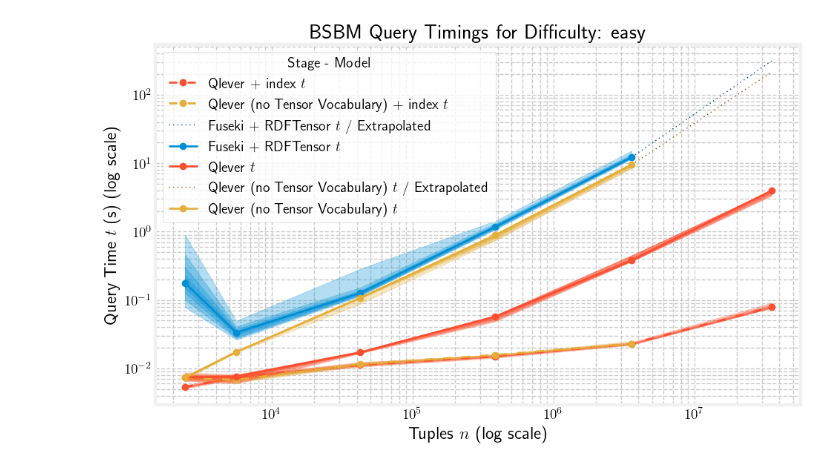
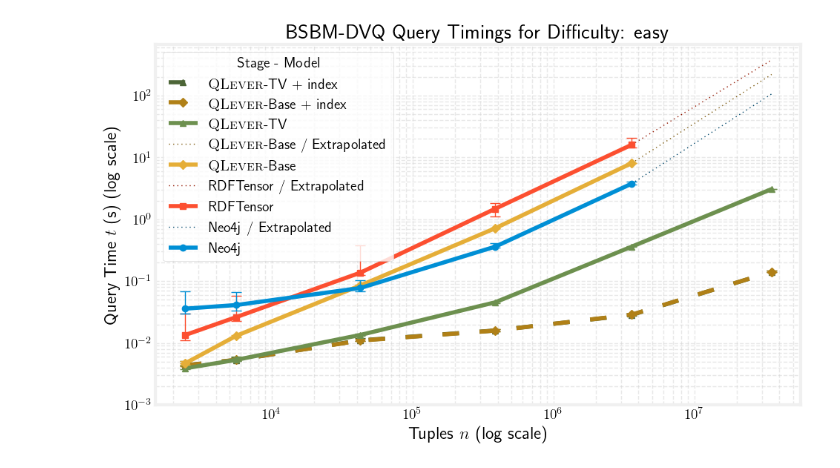
Before and after one commit to Dakantz/Dense-KG-Vector-DB, a Jupyter notebook: benchmarks/eval_timings.ipynb, the cells around one changed output. Cells and saved outputs as stored; diff of their text form; code cells hidden in the pictures.

```diff
--- a/benchmarks/eval_timings.ipynb
+++ b/benchmarks/eval_timings.ipynb
@@ -226,0 +270,10 @@ Indexing by ['Difficulty', 'Query Type', 'Engine']
+# %%
+
+sizes = speedup["size"].unique()
+estimate_size_mapping= {}
+if mode == "bsbm":
+
+    estimate_size_mapping = {
+        size: speedup[speedup["size"] == size]["estimated_size"].iloc[0] for size in sizes
+    }
+    estimate_size_mapping
@@ -237,9 +466,10 @@ groupings = timings_df.groupby(["estimated_size", "engine", "difficulty", "query
     "elapsed_time"
 ]
 quantiles = [0.05, 0.95]
-median_timings = groupings.median().reset_index()
+mean_timings = groupings.mean().reset_index()
 quantile_timings = groupings.quantile(quantiles).unstack().reset_index()
 # %%
 colors = {eng: color for eng, color in zip(engines, ["C0", "C1", "C2", "C3", "C4"])}
-colors
+symbols = {eng: symbol for eng, symbol in zip(engines, ["o", "s", "D", "^", "1"])}
+colors, symbols
 # %% [output]
@@ -273,7 +504,7 @@ import seaborn as sns
 import numpy as np
 
 plt.rc("text", usetex=True)
-plt.rc("text.latex", preamble="""\\usepackage{amsmath}""")
+plt.rc("text.latex", preamble="""\\usepackage{amsmath} \\newcommand{\\systemname}{\\textsc{QLever}}""")
 plt.style.use("fivethirtyeight")
 # set background color to white of the figure and axes
 plt.rcParams["figure.facecolor"] = "white"
@@ -303,7 +534,7 @@ def extrapolate_missing_sizes(
     fns=[
         lambda x: x**2,
         lambda x: x,
-        lambda x : np.sqrt(x),
+        lambda x: np.sqrt(x),
         lambda x: np.ones_like(x),
     ],
 ):
@@ -389,20 +620,23 @@ def plot_timings(
     pdf_steps=5,
     fit_fn=None,
 ):
-    groupings = df.groupby(["size", "engine", "difficulty", "query_type"])[
+    groupings: pd.Series = df.groupby(["size", "engine", "difficulty", "query_type"])[
         relevant_measure
     ]
     quantiles = (
-        [0.05, 0.95] if not fill_pdf else np.linspace(0, 1, 1 + pdf_steps * 2).tolist()
+        [0.05, 0.5, 0.95]
+        if not fill_pdf
+        else np.linspace(0, 1, 1 + pdf_steps * 2).tolist()
     )
     print("Quantiles", quantiles)
     mean_timings = groupings.mean().reset_index()
+    std_timings = groupings.std().reset_index()
     median_timings = groupings.median().reset_index()
     quantile_timings = groupings.quantile(quantiles).unstack().reset_index()
     possible_sizes = sorted(df["size"].unique())
     all_extended_dfs = []
     for query_type in [QUERY_TYPE.INDEX, QUERY_TYPE.EMBEDDED]:
-        for engine in mean_timings["engine"].unique():
+        for engine in engines[::-1]:
             engine_mean = mean_timings[
                 (mean_timings["query_type"] == type_map[query_type.value])
                 & (mean_timings["difficulty"] == difficulty)
@@ -418,11 +652,19 @@ def plot_timings(
                 & (median_timings["difficulty"] == difficulty)
                 & (median_timings["engine"] == engine)
             ]
+            engine_std = std_timings[
+                (std_timings["query_type"] == type_map[query_type.value])
+                & (std_timings["difficulty"] == difficulty)
+                & (std_timings["engine"] == engine)
+            ]
             if engine_mean.empty or engine_quantiles.empty:
                 continue
 
             extrapolated_df = None
             engine_median = engine_median[engine_median[relevant_measure].notna()]
+            engine_quantiles = engine_quantiles[engine_median[relevant_measure].notna()]
+            engine_std = engine_std[engine_median[relevant_measure].notna()]
+            engine_mean = engine_mean[engine_median[relevant_measure].notna()]
             # extrapolate missing sizes by linear regression
 
             if extrapolate:
@@ -432,10 +674,14 @@ def plot_timings(
 
             # index are dashed, embedded are solid
             linestyle = (0, (4, 5)) if query_type == QUERY_TYPE.INDEX else "-"
+            color = colors[engine]
+            if query_type == QUERY_TYPE.INDEX:
+                color = adjust_lightness(color, 0.7)
+            symbol = symbols[engine]
             lbl = f"{engine}"
             if query_type.value != QUERY_TYPE.EMBEDDED.value:
                 lbl += f" + {query_type.value}"
-            lbl += " $t$"
+            # lbl += " $t$"
             if (
                 extrapolated_df is not None
                 and not extrapolated_df.empty
@@ -455,7 +701,7 @@ def plot_timings(
                     extrapolated_df[relevant_measure],
                     linestyle=(0, (1, 3)),
                     label=f"{lbl} / Extrapolated",
-                    color=adjust_lightness(colors[engine], 0.5),
+                    color=adjust_lightness(color, 0.5),
                     linewidth=1,
                 )
             if fit_fn is not None and fit_fn is not False:
@@ -473,17 +719,17 @@ def plot_timings(
                         fitted_df[relevant_measure],
                         linestyle=(0, (5, 10)),
                         label=f"{lbl} / Fit",
-                        color=adjust_lightness(colors[engine], 0.8),
+                        color=adjust_lightness(color, 0.8),
                         linewidth=1,
                     )
             ax.plot(
                 engine_median["size"],
                 engine_median[relevant_measure],
-                "o",
+                symbol,
                 linestyle=linestyle,
                 label=lbl,
-                color=colors[engine],
-                linewidth=2,
+                color=color,
+                linewidth=4,
             )
             if fill_pdf:
                 if engine_median["size"].shape[0] > 1:
@@ -492,23 +738,30 @@ def plot_timings(
                             engine_quantiles["size"],
                             engine_quantiles[quantiles[pdf_steps - 1 - i]],
                             engine_quantiles[quantiles[pdf_steps + 1 + i]],
-                            color=colors[engine],
+                            color=color,
                             alpha=0.3,
                         )
             else:
+                upper_std = engine_quantiles[0.95] - engine_median[relevant_measure]
+                lower_std = engine_median[relevant_measure] - engine_quantiles[0.05]
+                # lower_std[engine_median[relevant_measure] - lower_std <= 0] = np.abs(
+                #     engine_median[relevant_measure] - 1e-12
+                # )
+                # if "time" in relevant_measure:
+                #     lower_std[lower_std <= 0] = 1e-2
                 ax.errorbar(
                     engine_median["size"],
                     engine_median[relevant_measure],
                     yerr=[
-                        engine_median[relevant_measure] - engine_quantiles[0.05],
-                        engine_quantiles[0.95] - engine_median[relevant_measure],
+                        lower_std,
+                        upper_std,
                     ],
                     barsabove=True,
                     capsize=5,
                     linewidth=1,
                     fmt="none",
                     # label=f"5\%-95\% quantiles ({engine})",
-                    color=colors[engine],
+                    color=color,
                 )
     return pd.concat(all_extended_dfs) if all_extended_dfs else None
 
@@ -528,7 +781,7 @@ def calc_extra_ticks(series: pd.Series, tweens=[2, 3, 4, 5, 6, 7, 8, 9]):
 
 extra_y_ticks = calc_extra_ticks(timings_df["elapsed_time"])
 extra_x_ticks = calc_extra_ticks(timings_df["size"])
-for fill_pdf in [True, False]:
+for fill_pdf in [False, True]:
     for i, difficulty in enumerate(difficulties):
         fig, ax = plt.subplots(1, 1, figsize=(10, 6))
         # ax = axes[i] if len(difficulties) > 1 else axes
@@ -541,6 +794,7 @@ for fill_pdf in [True, False]:
             difficulty,
             fill_pdf=fill_pdf,
             fit_fn=False,
+            extrapolate=True,
         )
         complete_plotted_df = (
             pd.concat([timings_df, extended_dfs])
@@ -552,9 +806,10 @@ for fill_pdf in [True, False]:
         ax.set_yscale("log")
         ax.set_xlabel("Tuples $n$ (log scale)")
         ax.set_ylabel("Query Time $t$ (s) (log scale)")
-        ax.set_title(f"{mode.upper()} Query Timings for Difficulty: {difficulty}")
+        ax.set_title(f"{modes.get(mode, mode)} Query Timings for Difficulty: {difficulty}")
+        ax.set_ylim(bottom=1e-3)
         ax.legend()
-        ax.grid(True, which="both", ls="--")
+        ax.grid(True, which="both", ls="--", color="lightgray", alpha=0.5)
         fill_str = "_filled" if fill_pdf else ""
         tikzplotlib.save(
             overview_dir / f"{mode}_timings_{difficulty}{fill_str}.tex",
@@ -580,8 +835,8 @@ for fill_pdf in [True, False]:
                         },
                     }""",
             ],
-            axis_height="1\\textwidth",
-            axis_width="2\\textwidth",
+            axis_height="1\\linewidth",
+            axis_width="2\\linewidth",
         )
         legend = ax.legend(title="Stage - Model")
         legend.set_ncols(2)
@@ -609,9 +864,9 @@ for fill_pdf in [True, False]:
                         },
                     }""",
             ],
-            axis_height="1\\textwidth",
-            axis_width="2\\textwidth",
+            axis_height="1\\linewidth",
+            axis_width="2\\linewidth",
         )
-        plt.savefig(overview_dir / f"{mode}_timings_{difficulty}{fill_str}.png")
-        plt.show()
+        # plt.savefig(overview_dir / f"{mode}_timings_{difficulty}{fill_str}.png")
+        # plt.show()
 # %% [output]
@@ -621 +891 @@ Extrapolated sizes for Qlever (no Tensor Vocabulary) - embedded: [3577077, 35177
-[figure, old version]
+[figure, new version]
```
Also changed, not shown: parts of 23 cells of this notebook, 3 other files.
